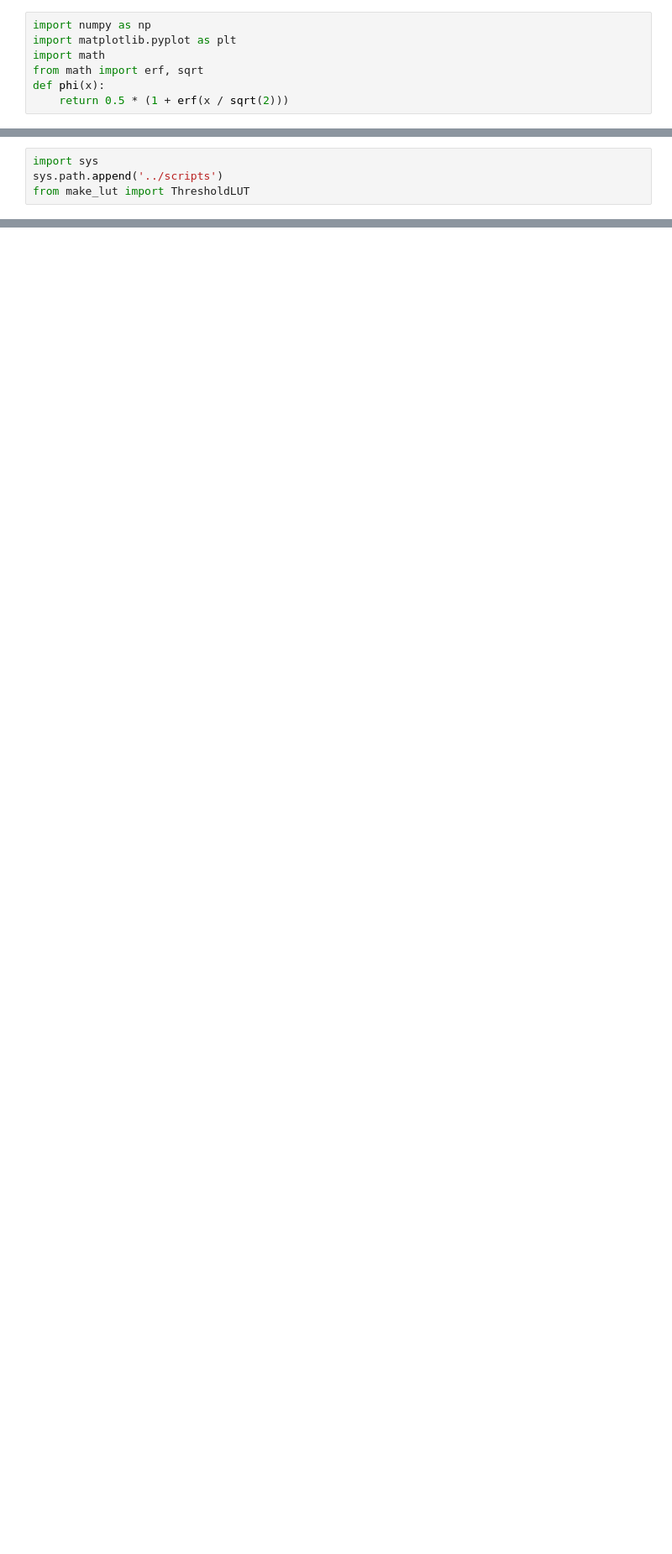
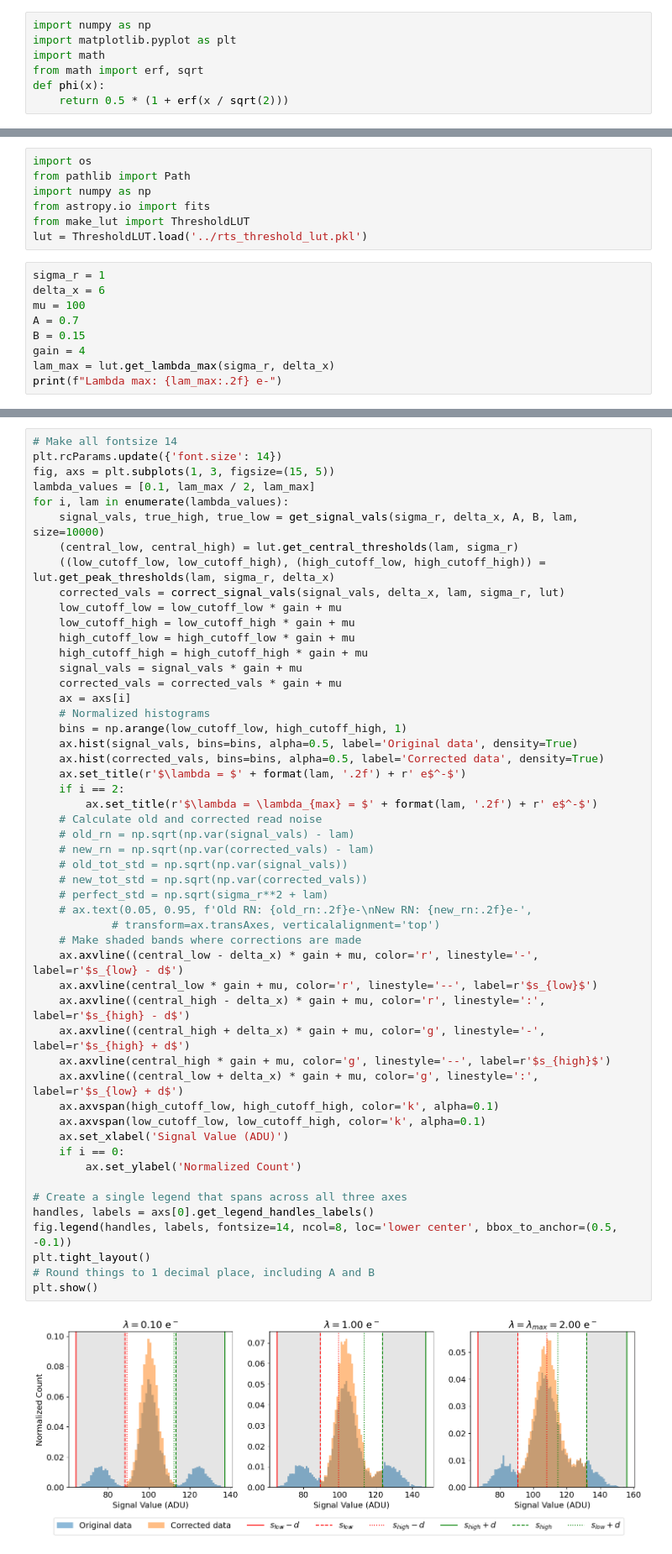
Before and after one commit to ChrisLayden/RTN-corrector, a Jupyter notebook: Test Code/rtn_algorithm.ipynb, the cells around one changed output, grey strips where cells are left out. Shown at 84% size. Saved outputs shown, nothing was run; the diff lists cells and outputs as text; blank space fills up the shorter version.

```diff
--- a/Test Code/rtn_algorithm.ipynb
+++ b/Test Code/rtn_algorithm.ipynb
@@ -244,4 +176,16 @@ plt.show()
 # %%
-import sys
-sys.path.append('../scripts')
+import os
+from pathlib import Path
+import numpy as np
+from astropy.io import fits
 from make_lut import ThresholdLUT
+lut = ThresholdLUT.load('../rts_threshold_lut.pkl')
+# %%
+sigma_r = 1
+delta_x = 6
+mu = 100
+A = 0.7
+B = 0.15
+gain = 4
+lam_max = lut.get_lambda_max(sigma_r, delta_x)
+print(f"Lambda max: {lam_max:.2f} e-")
@@ -247,0 +194,53 @@ from make_lut import ThresholdLUT
+# %%
+# Make all fontsize 14
+plt.rcParams.update({'font.size': 14})
+fig, axs = plt.subplots(1, 3, figsize=(15, 5))
+lambda_values = [0.1, lam_max / 2, lam_max]
+for i, lam in enumerate(lambda_values):
+    signal_vals, true_high, true_low = get_signal_vals(sigma_r, delta_x, A, B, lam, size=10000)
+    (central_low, central_high) = lut.get_central_thresholds(lam, sigma_r)
+    ((low_cutoff_low, low_cutoff_high), (high_cutoff_low, high_cutoff_high)) = lut.get_peak_thresholds(lam, sigma_r, delta_x)
+    corrected_vals = correct_signal_vals(signal_vals, delta_x, lam, sigma_r, lut)
+    low_cutoff_low = low_cutoff_low * gain + mu
+    low_cutoff_high = low_cutoff_high * gain + mu
+    high_cutoff_low = high_cutoff_low * gain + mu
+    high_cutoff_high = high_cutoff_high * gain + mu
+    signal_vals = signal_vals * gain + mu
+    corrected_vals = corrected_vals * gain + mu
+    ax = axs[i]
+    # Normalized histograms
+    bins = np.arange(low_cutoff_low, high_cutoff_high, 1)
+    ax.hist(signal_vals, bins=bins, alpha=0.5, label='Original data', density=True)
+    ax.hist(corrected_vals, bins=bins, alpha=0.5, label='Corrected data', density=True)
+    ax.set_title(r'$\lambda = $' + format(lam, '.2f') + r' e$^-$')
+    if i == 2:
+        ax.set_title(r'$\lambda = \lambda_{max} = $' + format(lam, '.2f') + r' e$^-$')
+    # Calculate old and corrected read noise
+    # old_rn = np.sqrt(np.var(signal_vals) - lam)
+    # new_rn = np.sqrt(np.var(corrected_vals) - lam)
+    # old_tot_std = np.sqrt(np.var(signal_vals))
+    # new_tot_std = np.sqrt(np.var(corrected_vals))
+    # perfect_std = np.sqrt(sigma_r**2 + lam)
+    # ax.text(0.05, 0.95, f'Old RN: {old_rn:.2f}e-\nNew RN: {new_rn:.2f}e-',
+            # transform=ax.transAxes, verticalalignment='top')
+    # Make shaded bands where corrections are made
+    ax.axvline((central_low - delta_x) * gain + mu, color='r', linestyle='-', label=r'$s_{low} - d$')
+    ax.axvline(central_low * gain + mu, color='r', linestyle='--', label=r'$s_{low}$')
+    ax.axvline((central_high - delta_x) * gain + mu, color='r', linestyle=':', label=r'$s_{high} - d$')
+    ax.axvline((central_high + delta_x) * gain + mu, color='g', linestyle='-', label=r'$s_{high} + d$')
+    ax.axvline(central_high * gain + mu, color='g', linestyle='--', label=r'$s_{high}$')
+    ax.axvline((central_low + delta_x) * gain + mu, color='g', linestyle=':', label=r'$s_{low} + d$')
+    ax.axvspan(high_cutoff_low, high_cutoff_high, color='k', alpha=0.1)
+    ax.axvspan(low_cutoff_low, low_cutoff_high, color='k', alpha=0.1)
+    ax.set_xlabel('Signal Value (ADU)')
+    if i == 0:
+        ax.set_ylabel('Normalized Count')
+
+# Create a single legend that spans across all three axes
+handles, labels = axs[0].get_legend_handles_labels()
+fig.legend(handles, labels, fontsize=14, ncol=8, loc='lower center', bbox_to_anchor=(0.5, -0.1))
+plt.tight_layout()
+# Round things to 1 decimal place, including A and B
+plt.show()
+# %% [output]
+[figure, added]
```
Also changed, not shown: parts of 13 cells of this notebook, 13 other files.
